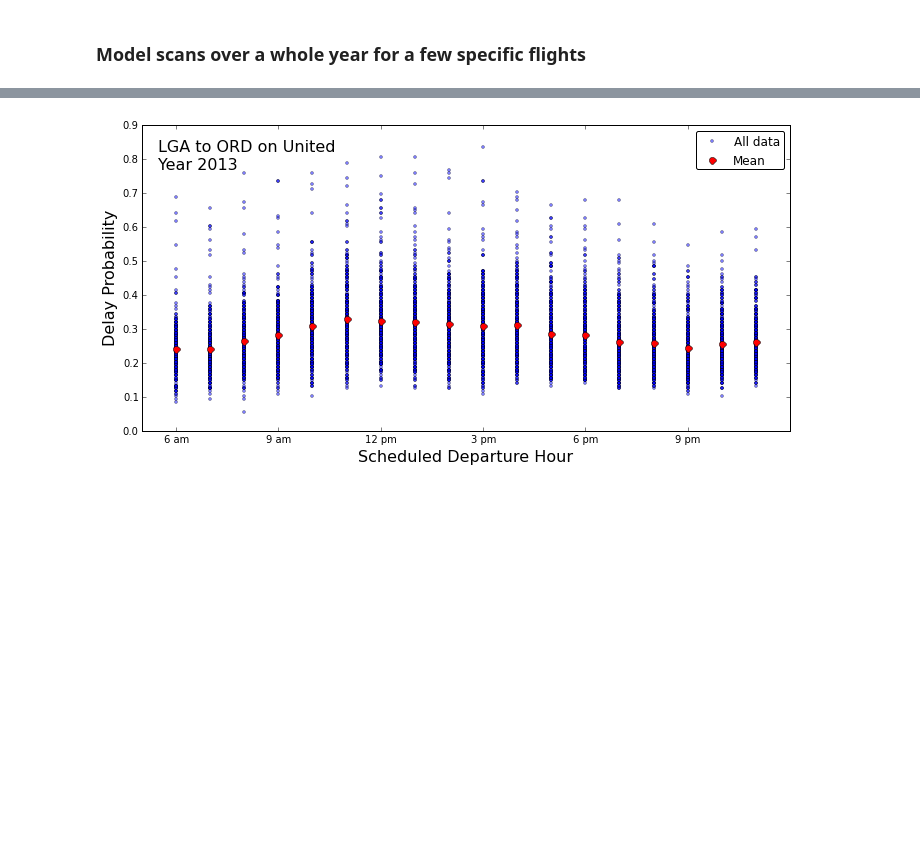
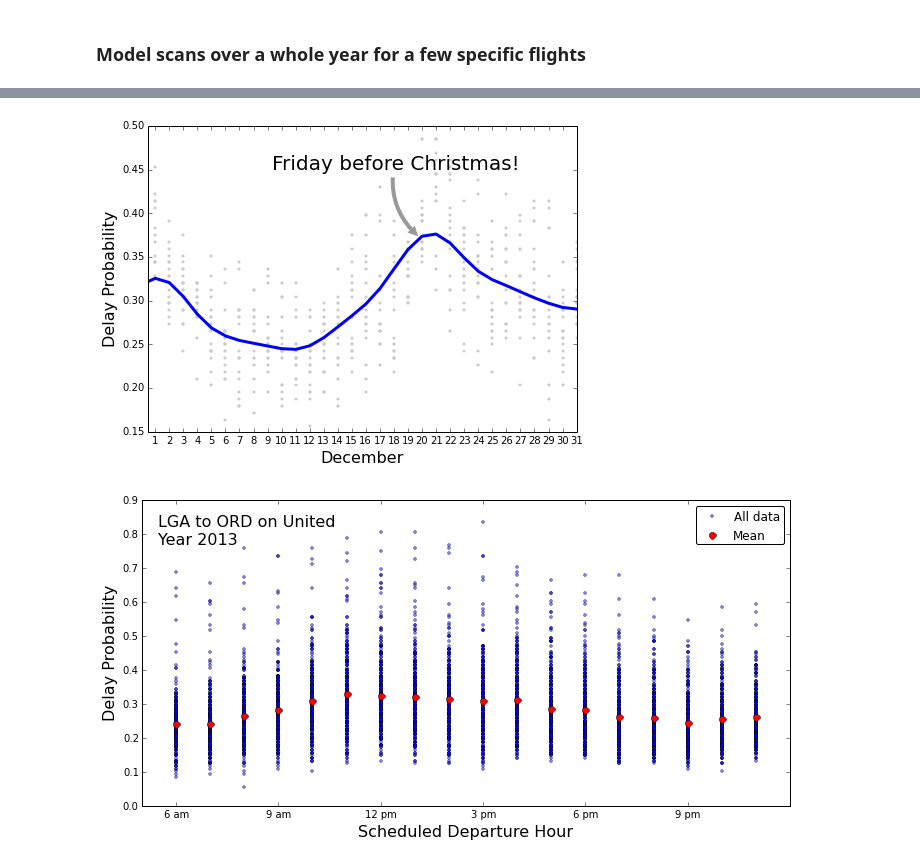
Before and after one commit to mqk/DelayMeNot, a Jupyter notebook: notebooks/analysis.ipynb, the cells around one changed output, grey strips where cells are left out. Drawn from its saved outputs; the diff is of its cells as text; code cells hidden in the pictures; blank space fills up the shorter version.

```diff
--- a/notebooks/analysis.ipynb
+++ b/notebooks/analysis.ipynb
@@ -297,3 +377,47 @@ plt.savefig('Pdelay_vs_DayOfYear_%s-%s-United-2013.pdf' % (Origin_Airport,Destin
+# %%
+import matplotlib.pyplot as plt
+import mqk_smooth as ms
+
+fig = plt.figure(figsize=(7,5))
+ax = plt.axes([0.1,0.1,0.85,0.85])
+
+mdf = df[['DayOfYear','Pdelay']].groupby('DayOfYear').mean().add_prefix('mean_')
+
+p1, = plt.plot(df['DayOfYear'],df['Pdelay'],marker='o',mfc='#cccccc',mec='none',ls='',ms=3)
+
+
+Nsmooth = 10
+ysmooth = ms.smooth(mdf['mean_Pdelay'],Nsmooth)[Nsmooth/2:-Nsmooth/2+1]
+p2, = plt.plot(mdf.index,ysmooth,color='b',lw=3)
+
+
+ax.set_xlabel('December', size=16)
+ax.set_ylabel('Delay Probability', size=16)
+
+tickv = np.arange(335,366)
+ax.xaxis.set_ticks(tickv)
+
+tickn = (tickv - 334).astype('string')
+ax.xaxis.set_ticklabels(tickn)
+
+ax.set_xlim([334.5,365])
+ax.set_ylim([0.15,0.5])
+#ax.text(0.025,0.95,'%s to %s on United\nYear 2013' % (Origin_Airport,Destination_Airport), size=16, va='top', transform=ax.transAxes)
+#ax.legend([p1,p2],['Individual Flights','Smoothed Mean (10 day)'],loc='upper right',fancybox=True,numpoints=3)
+
+ax.annotate('Friday before Christmas!', xy=(354.0, 0.37), xycoords='data',
+	    xytext=(-150, 70), textcoords='offset points',
+	    size=20,
+	    arrowprops=dict(arrowstyle='simple',
+			    shrinkA=2,shrinkB=5,
+			    fc="0.6", ec="none",
+			    connectionstyle="arc3,rad=0.3") )
+
+
+filename = 'Pdelay_vs_DayOfYear_%s-%s-United-2013_December.png' % (Origin_Airport,Destination_Airport)
+plt.savefig(filename,dpi=150)
+# %% [output]
+[figure, added]
 # %%
 import matplotlib.pyplot as plt
 
```
Also changed, not shown: parts of 8 cells of this notebook, 4 other files.
